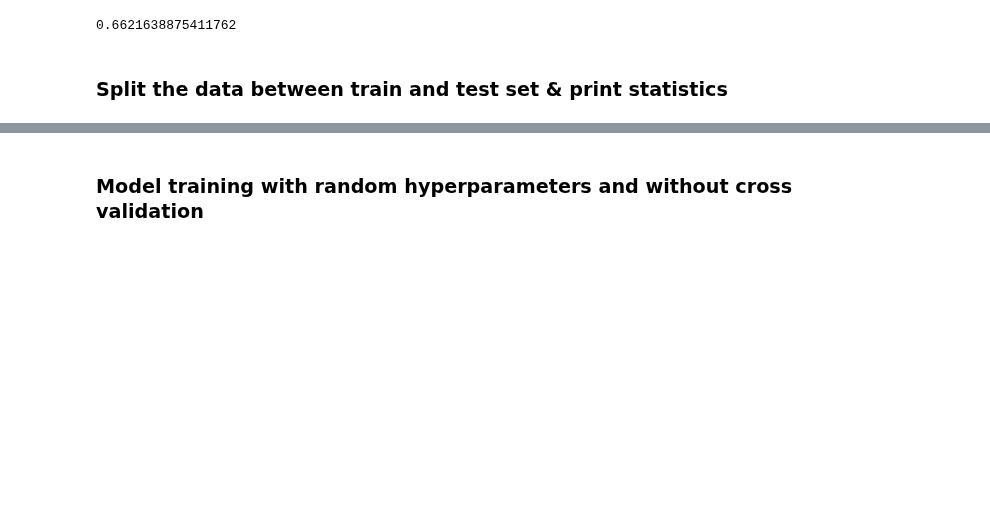
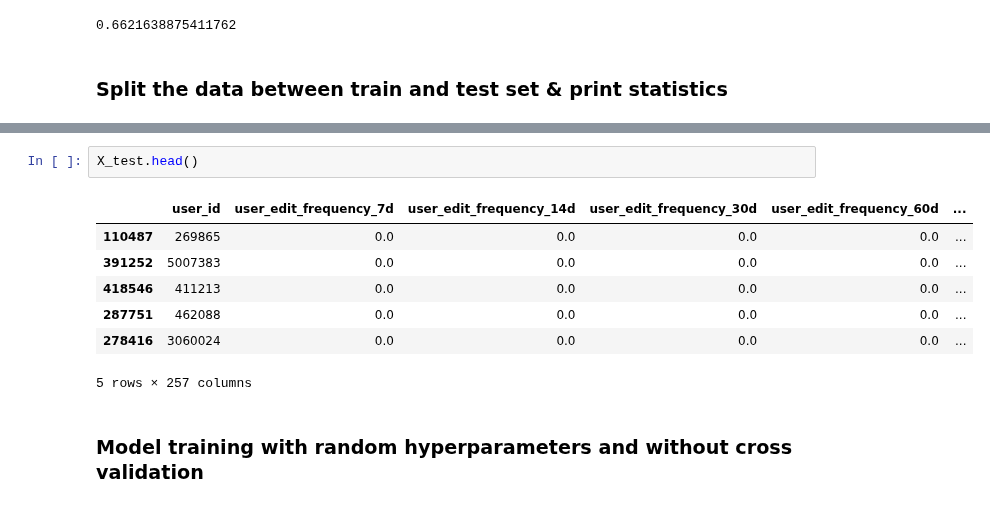
Before and after one commit to rspseshasai/vandalism_detection_osm, a Jupyter notebook: model/xgboost_model_for_contribution_data.ipynb, the cells around one changed output, grey strips where cells are left out. Saved outputs shown, nothing was run; the diff lists cells and outputs as text; blank space fills up the shorter version.

```diff
--- a/model/xgboost_model_for_contribution_data.ipynb
+++ b/model/xgboost_model_for_contribution_data.ipynb
@@ -248,3 +305,13 @@ Vandalism Ratio: 0.6622
+# %%
+X_test.head()
+# %% [output]
+|  | user_id | user_edit_frequency_7d | user_edit_frequency_14d | user_edit_frequency_30d | user_edit_frequency_60d | ... |
+| 110487 | 269865 | 0.0 | 0.0 | 0.0 | 0.0 | ... |
+| 391252 | 5007383 | 0.0 | 0.0 | 0.0 | 0.0 | ... |
+| 418546 | 411213 | 0.0 | 0.0 | 0.0 | 0.0 | ... |
+| 287751 | 462088 | 0.0 | 0.0 | 0.0 | 0.0 | ... |
+| 278416 | 3060024 | 0.0 | 0.0 | 0.0 | 0.0 | ... |
+5 rows × 257 columns
 # %% [markdown]
 ### Model training with random hyperparameters and without cross validation
 # %%
```
Also changed, not shown: parts of 7 cells of this notebook, 1 other file.
